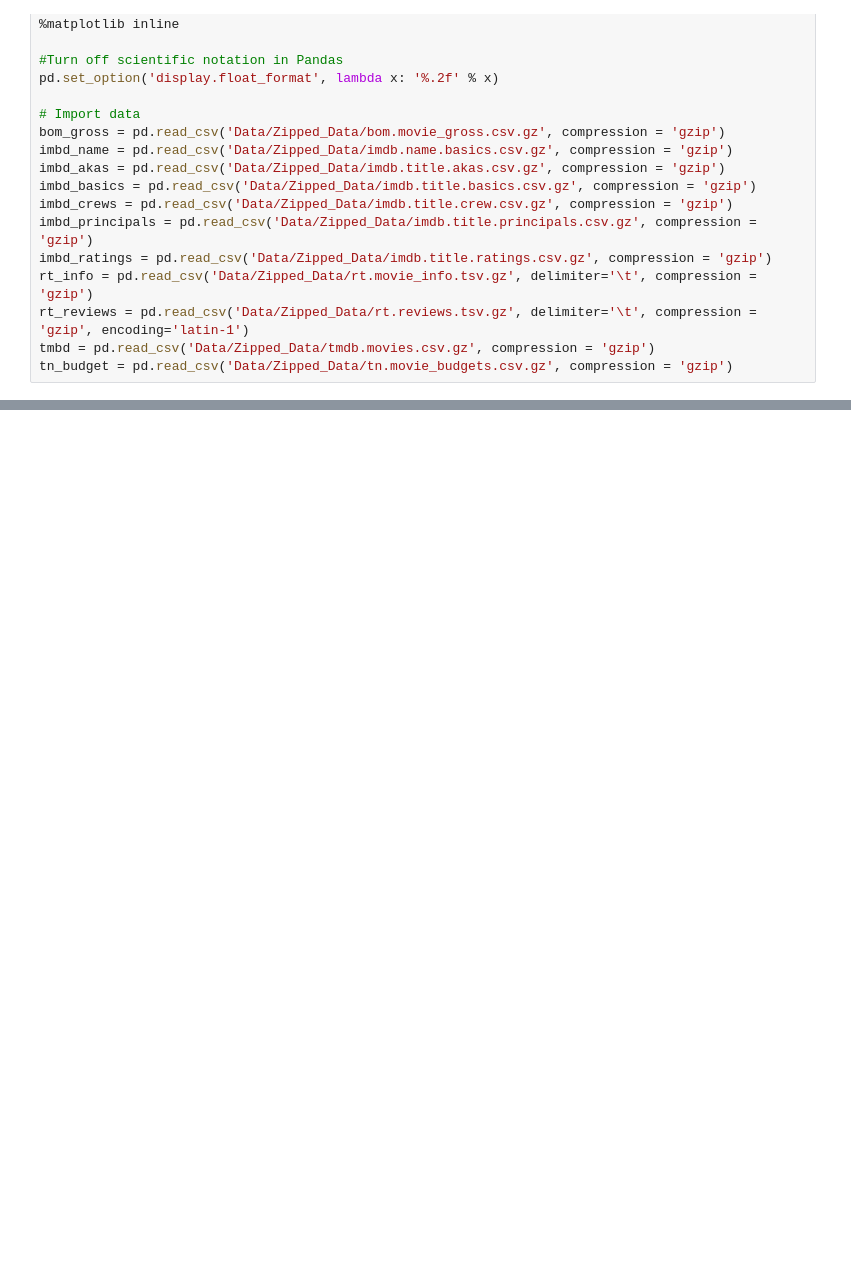
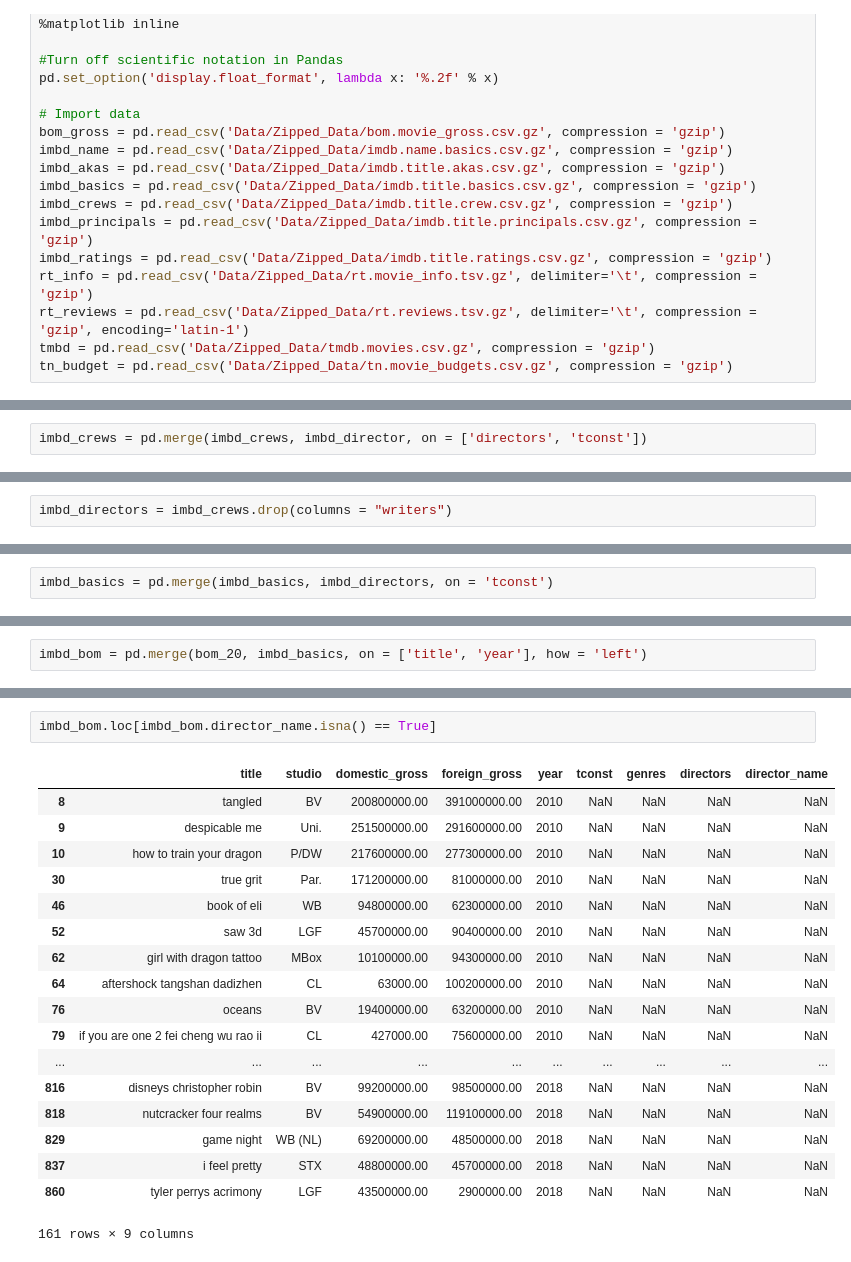
Before and after one commit to khayes847/mod-1-project, a Jupyter notebook: Project_Kyle.ipynb, the cells around one changed output, grey strips where cells are left out. Saved outputs shown, nothing was run; the diff lists cells and outputs as text; blank space fills up the shorter version.

```diff
--- a/Project_Kyle.ipynb
+++ b/Project_Kyle.ipynb
@@ -137,0 +200,2 @@ imbd_name['known_for_titles'] = imbd_name['known_for_titles'].str.split(',')
+# %%
+imbd_crews = pd.merge(imbd_crews, imbd_director, on = ['directors', 'tconst'])
@@ -137,0 +211,2 @@ imbd_name['known_for_titles'] = imbd_name['known_for_titles'].str.split(',')
+# %%
+imbd_directors = imbd_crews.drop(columns = "writers")
@@ -137,0 +222,2 @@ imbd_name['known_for_titles'] = imbd_name['known_for_titles'].str.split(',')
+# %%
+imbd_basics = pd.merge(imbd_basics, imbd_directors, on = 'tconst')
@@ -137,0 +230,2 @@ imbd_name['known_for_titles'] = imbd_name['known_for_titles'].str.split(',')
+# %%
+imbd_bom = pd.merge(bom_20, imbd_basics, on = ['title', 'year'], how = 'left')
@@ -137,0 +249,21 @@ imbd_name['known_for_titles'] = imbd_name['known_for_titles'].str.split(',')
+# %%
+imbd_bom.loc[imbd_bom.director_name.isna() == True]
+# %% [output]
+|  | title | studio | domestic_gross | foreign_gross | year | tconst | genres | directors | director_name |
+| 8 | tangled | BV | 200800000.00 | 391000000.00 | 2010 | NaN | NaN | NaN | NaN |
+| 9 | despicable me | Uni. | 251500000.00 | 291600000.00 | 2010 | NaN | NaN | NaN | NaN |
+| 10 | how to train your dragon | P/DW | 217600000.00 | 277300000.00 | 2010 | NaN | NaN | NaN | NaN |
+| 30 | true grit | Par. | 171200000.00 | 81000000.00 | 2010 | NaN | NaN | NaN | NaN |
+| 46 | book of eli | WB | 94800000.00 | 62300000.00 | 2010 | NaN | NaN | NaN | NaN |
+| 52 | saw 3d | LGF | 45700000.00 | 90400000.00 | 2010 | NaN | NaN | NaN | NaN |
+| 62 | girl with dragon tattoo | MBox | 10100000.00 | 94300000.00 | 2010 | NaN | NaN | NaN | NaN |
+| 64 | aftershock tangshan dadizhen | CL | 63000.00 | 100200000.00 | 2010 | NaN | NaN | NaN | NaN |
+| 76 | oceans | BV | 19400000.00 | 63200000.00 | 2010 | NaN | NaN | NaN | NaN |
+| 79 | if you are one 2 fei cheng wu rao ii | CL | 427000.00 | 75600000.00 | 2010 | NaN | NaN | NaN | NaN |
+| ... | ... | ... | ... | ... | ... | ... | ... | ... | ... |
+| 816 | disneys christopher robin | BV | 99200000.00 | 98500000.00 | 2018 | NaN | NaN | NaN | NaN |
+| 818 | nutcracker four realms | BV | 54900000.00 | 119100000.00 | 2018 | NaN | NaN | NaN | NaN |
+| 829 | game night | WB (NL) | 69200000.00 | 48500000.00 | 2018 | NaN | NaN | NaN | NaN |
+| 837 | i feel pretty | STX | 48800000.00 | 45700000.00 | 2018 | NaN | NaN | NaN | NaN |
+| 860 | tyler perrys acrimony | LGF | 43500000.00 | 2900000.00 | 2018 | NaN | NaN | NaN | NaN |
+161 rows × 9 columns
```
Also changed, not shown: parts of 49 cells of this notebook.
